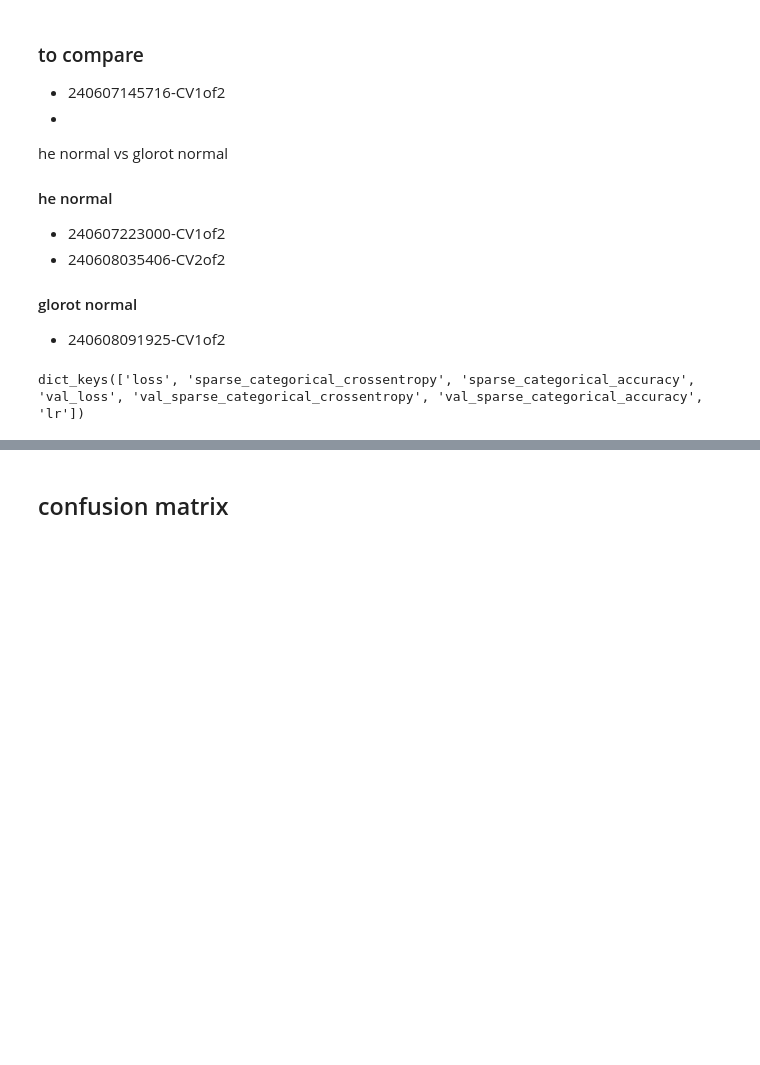
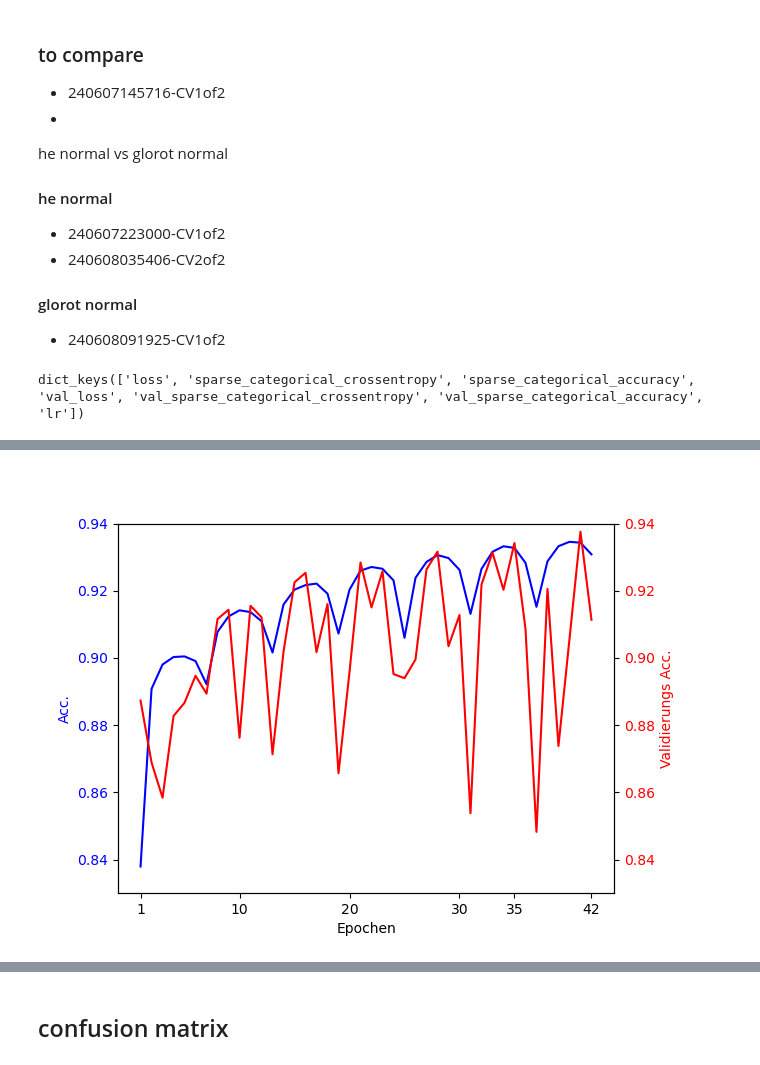
Before and after one commit to GebTorte/RS-Net, a Jupyter notebook: notebooks/sis_investigateModelHistory.ipynb, the cells around one changed output, grey strips where cells are left out. Saved outputs shown, nothing was run; the diff lists cells and outputs as text; code cells hidden in the pictures; blank space fills up the shorter version.

```diff
--- a/notebooks/sis_investigateModelHistory.ipynb
+++ b/notebooks/sis_investigateModelHistory.ipynb
@@ -45,3 +72,31 @@ ax.tick_params(axis = "y", labelcolor="blue")
+# %%
+fig, ax = plt.subplots()
+ax.set_xticks([0, 9 , 19, 29, 34, 41])
+ax.set_xticklabels([1, 10 , 20, 30, 35, 42])
+
+ax.plot(hist["sparse_categorical_accuracy"], color="blue")
+ax.set_xlabel("Epochen")
+ax.set_ylabel("Acc.", color="blue")
+#ax.set_xticks([0, 10 , 20, 30, 35, 41])
+ax.tick_params(axis = "y", labelcolor="blue")
+
+y = ax.get_yaxis()
+
+ax2 = ax.twinx()
+
+a, b = 0.83, 0.94
+ax.set_ylim(a, b)
+ax2.set_ylim(a, b)
+
+ax2.plot(hist["val_sparse_categorical_accuracy"], color="red")
+ax2.set_xlabel("Epochen")
+ax2.set_ylabel("Validierungs Acc.", color="red")
+#ax.set_xticks([0, 10 , 20, 30, 35, 41])
+ax2.tick_params(axis = "y", labelcolor="red")
+
+#plt.savefig("M2_V1_accs_plot.svg", format="svg", dpi=300)
+# %% [output]
+[figure, added]
 # %%
 fig, ax = plt.subplots()
 
```
Also changed, not shown: parts of 9 cells of this notebook, 9 other files.
